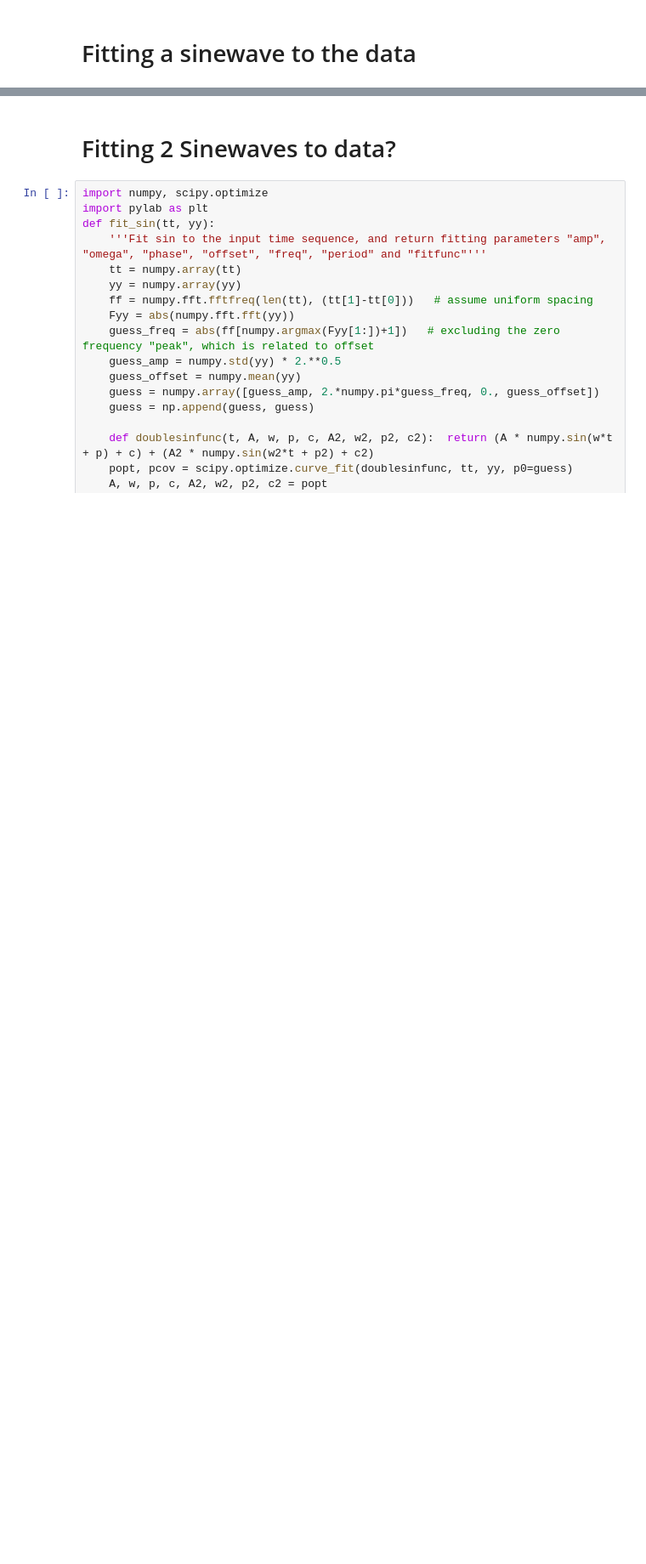
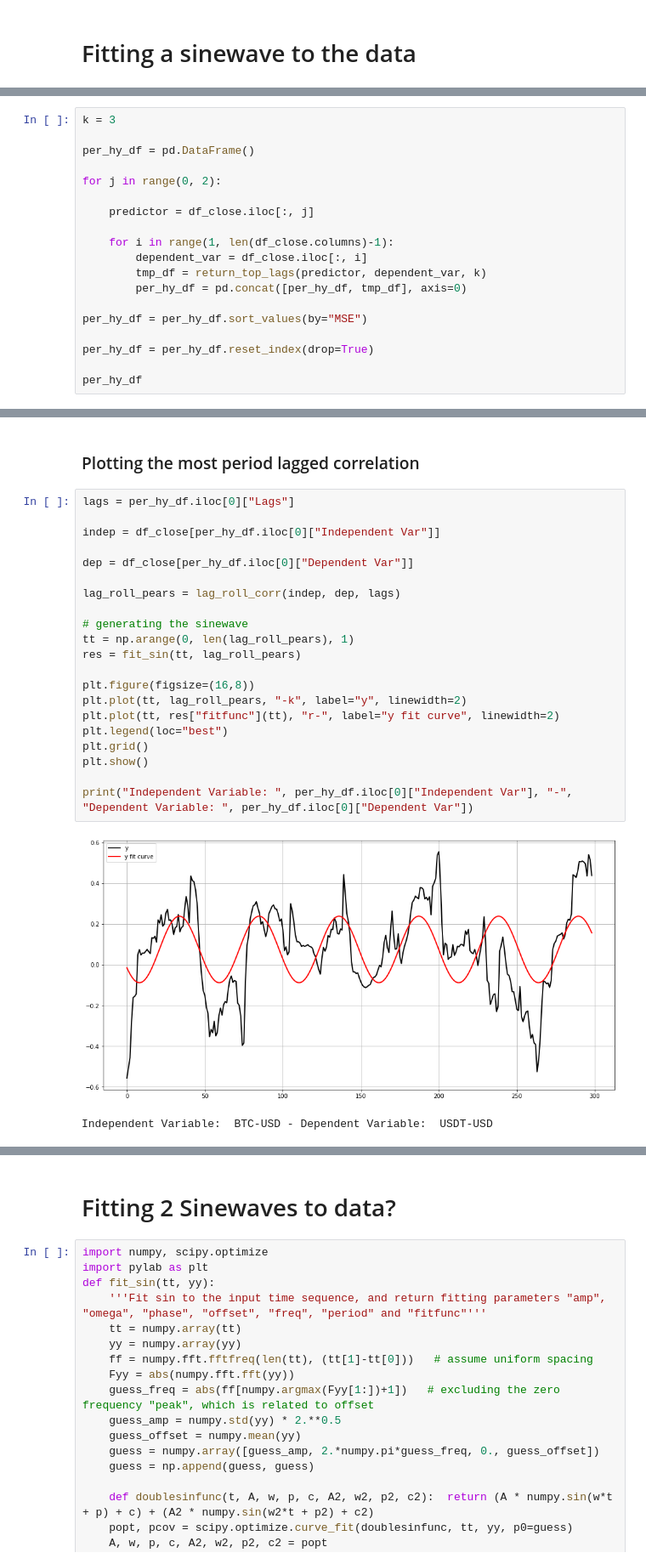
Before and after one commit to surajtirupati/TradingAlgorithms, a Jupyter notebook: crypto/Rolling&Lagged Correlation Analysis.ipynb, the cells around one changed output, grey strips where cells are left out. Shown at 85% size. Cells and saved outputs as stored; diff of their text form; blank space fills up the shorter version.

```diff
--- a/crypto/Rolling&Lagged Correlation Analysis.ipynb
+++ b/crypto/Rolling&Lagged Correlation Analysis.ipynb
@@ -240,0 +297,19 @@ Periodicity of Sine is:  56  Days.
+# %%
+k = 3
+
+per_hy_df = pd.DataFrame()
+
+for j in range(0, 2):
+
+    predictor = df_close.iloc[:, j]
+
+    for i in range(1, len(df_close.columns)-1):
+        dependent_var = df_close.iloc[:, i]
+        tmp_df = return_top_lags(predictor, dependent_var, k)
+        per_hy_df = pd.concat([per_hy_df, tmp_df], axis=0)
+
+per_hy_df = per_hy_df.sort_values(by="MSE")
+
+per_hy_df = per_hy_df.reset_index(drop=True)
+
+per_hy_df
@@ -240,0 +330,26 @@ Periodicity of Sine is:  56  Days.
+# %% [markdown]
+### Plotting the most period lagged correlation
+# %%
+lags = per_hy_df.iloc[0]["Lags"]
+
+indep = df_close[per_hy_df.iloc[0]["Independent Var"]]
+
+dep = df_close[per_hy_df.iloc[0]["Dependent Var"]]
+
+lag_roll_pears = lag_roll_corr(indep, dep, lags)
+
+# generating the sinewave
+tt = np.arange(0, len(lag_roll_pears), 1)
+res = fit_sin(tt, lag_roll_pears)
+
+plt.figure(figsize=(16,8))
+plt.plot(tt, lag_roll_pears, "-k", label="y", linewidth=2)
+plt.plot(tt, res["fitfunc"](tt), "r-", label="y fit curve", linewidth=2)
+plt.legend(loc="best")
+plt.grid()
+plt.show()
+
+print("Independent Variable: ", per_hy_df.iloc[0]["Independent Var"], "-", "Dependent Variable: ", per_hy_df.iloc[0]["Dependent Var"])
+# %% [output]
+[figure, added]
+Independent Variable:  BTC-USD - Dependent Variable:  USDT-USD
```
Also changed, not shown: parts of 41 cells of this notebook, 2 other files.
